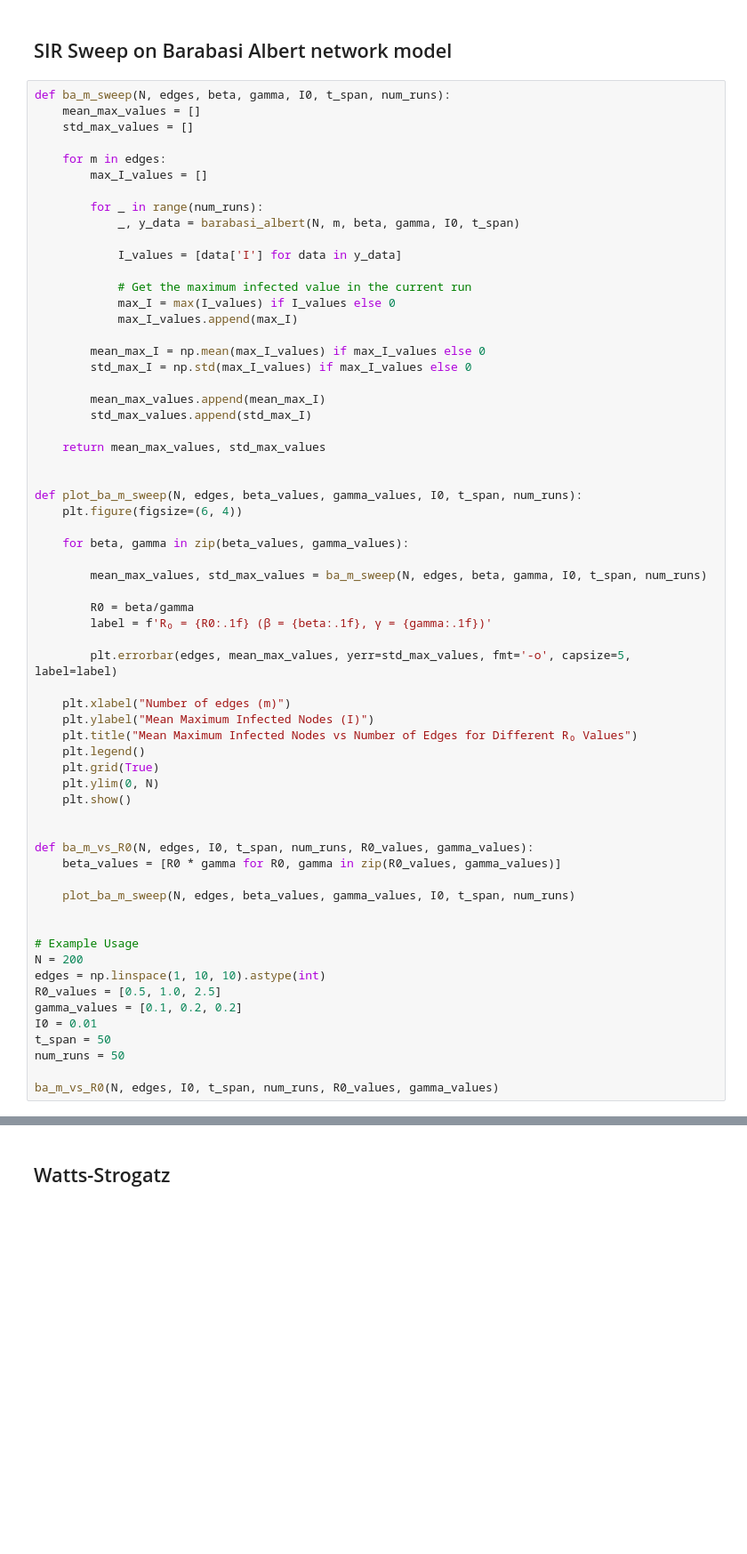
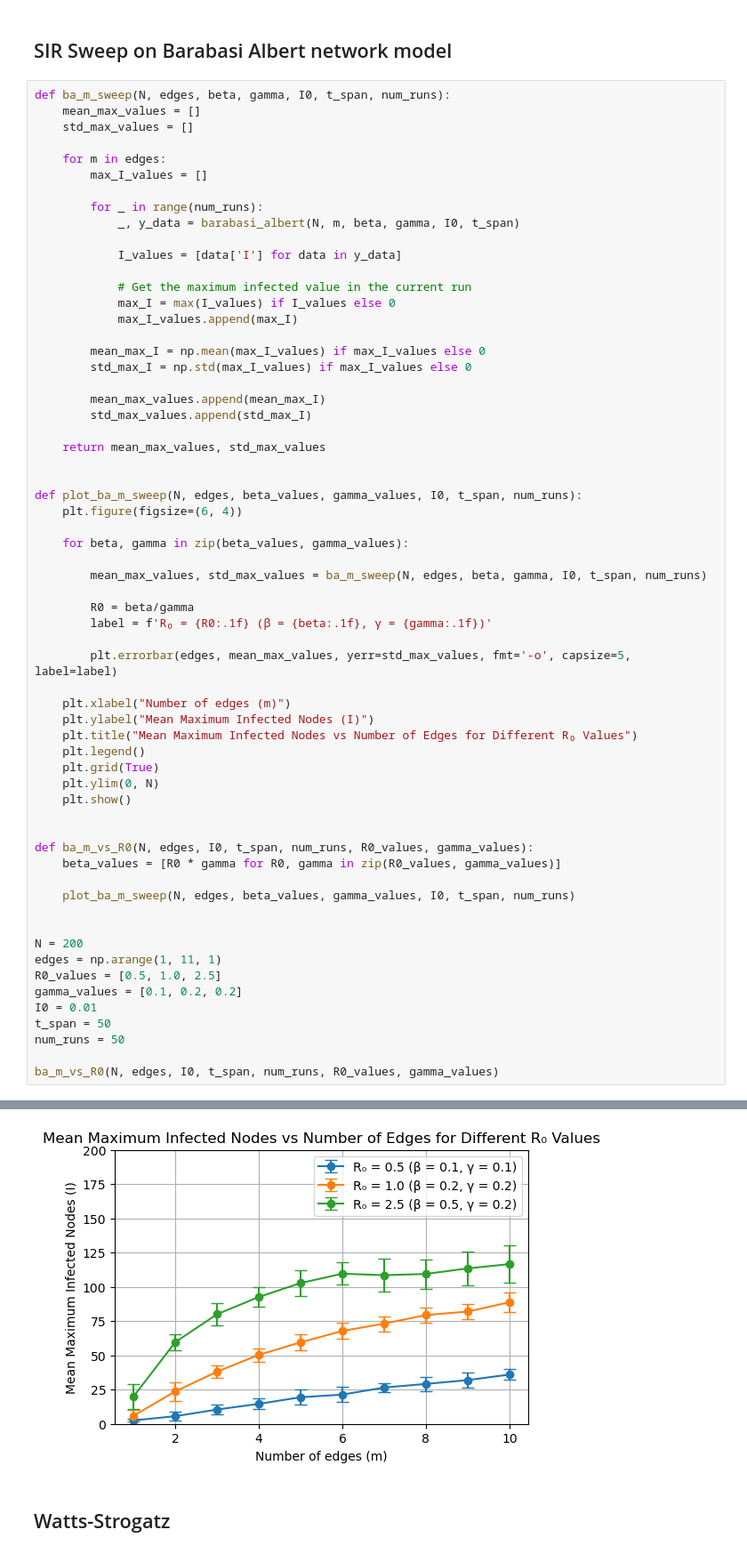
Before and after one commit to marv50/farv, a Jupyter notebook: Intro_Assifnment_2.ipynb, the cells around one changed output, grey strips where cells are left out. Shown at 89% size. Drawn from its saved outputs; the diff is of its cells as text; blank space fills up the shorter version.

```diff
--- a/Intro_Assifnment_2.ipynb
+++ b/Intro_Assifnment_2.ipynb
@@ -1214,9 +1214,8 @@ def ba_m_vs_R0(N, edges, I0, t_span, num_runs, R0_values, gamma_values):
     plot_ba_m_sweep(N, edges, beta_values, gamma_values, I0, t_span, num_runs)
 
 
-# Example Usage
 N = 200
-edges = np.linspace(1, 10, 10).astype(int)
+edges = np.arange(1, 11, 1)
 R0_values = [0.5, 1.0, 2.5]
 gamma_values = [0.1, 0.2, 0.2]
 I0 = 0.01
@@ -1230,3 +1227,4 @@ TypeError: 'numpy.float64' object is not iterable
+[figure, added]
 # %% [markdown]
 ## Watts-Strogatz
 # %%
```
Also changed, not shown: parts of 4 cells of this notebook.
